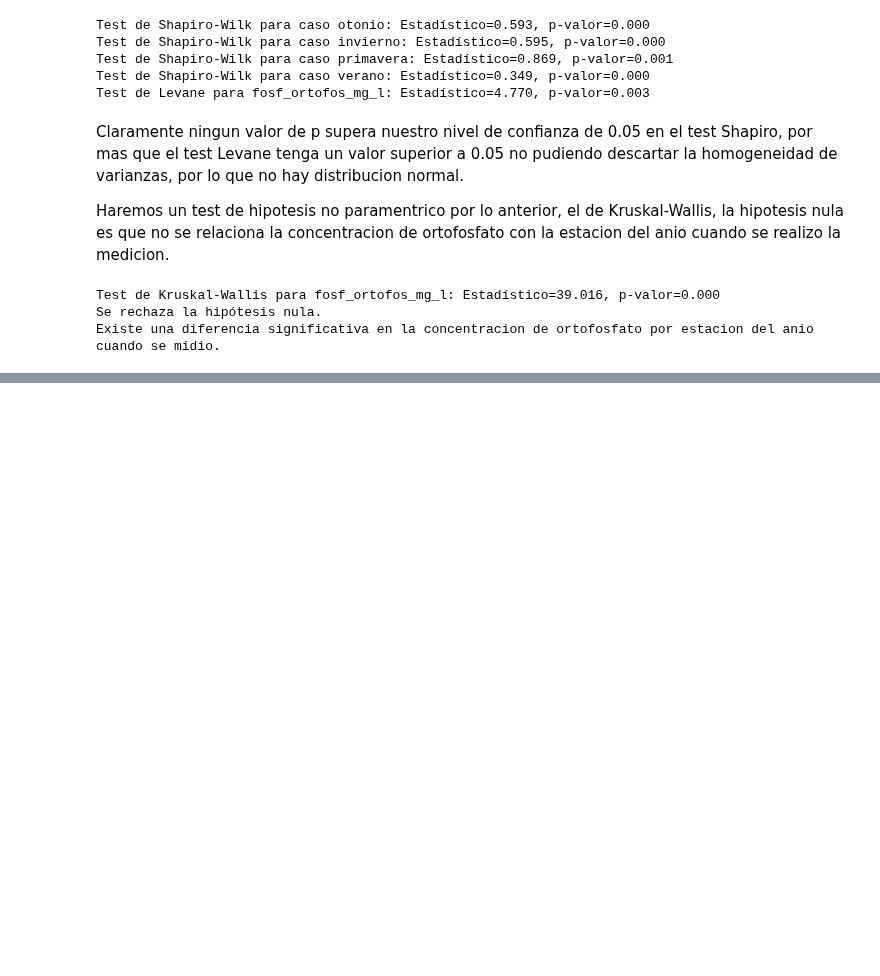
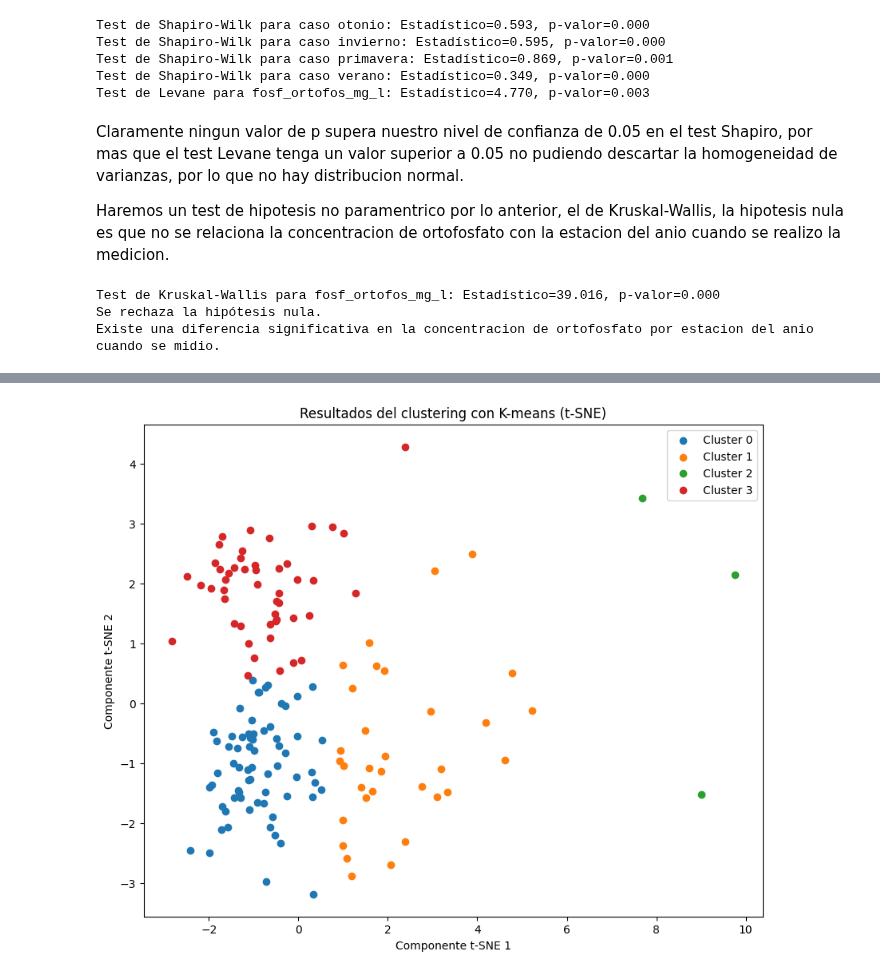
Before and after one commit to MaximoReynoso/TrabajoEspecial, a Jupyter notebook: TrabajoEspecial.ipynb, the cells around one changed output, grey strips where cells are left out. Drawn from its saved outputs; the diff is of its cells as text; code cells hidden in the pictures; blank space fills up the shorter version.

```diff
--- a/TrabajoEspecial.ipynb
+++ b/TrabajoEspecial.ipynb
@@ -460,0 +499,24 @@ Existe una diferencia significativa en la concentracion de ortofosfato por estac
+# %%
+import pandas as pd
+from sklearn.cluster import KMeans
+
+# Suponemos que 'preprocessed_dataset' ya está cargado y contiene la columna 'ica'
+
+ica = preprocessed_dataset['ica']
+
+# Inicializamos el modelo KMeans con 3 clusters
+kmeans = KMeans(n_clusters=4, verbose=0, random_state=10)
+
+# Aplicamos KMeans sobre los datos transformados con PCA
+kmeans.fit(principalComponents)
+
+# Obtenemos los clusters a los que fueron asignadas las muestras
+clusters_kmeans = kmeans.predict(principalComponents)
+
+# Creamos un DataFrame que contenga la columna 'ica' y los clusters asignados
+cluster_df = pd.DataFrame({'x':principalComponents[:, 0], 'y':principalComponents[:, 1], 'Cluster': clusters_kmeans, 'ica': ica})
+
+# Imprimimos los valores de 'ica' para cada uno de los clusters
+for cluster_num in range(4):  # El número de clusters es 3, no 4
+    print(f"\nCluster {cluster_num}:")
+    print(cluster_df[cluster_df['Cluster'] == cluster_num]['ica'].tolist())
@@ -460,0 +535,11 @@ Existe una diferencia significativa en la concentracion de ortofosfato por estac
+# %%
+plt.figure(figsize=(10, 8))
+for cluster_num in range(4):
+  plt.scatter(cluster_df[cluster_df['Cluster'] == cluster_num]['x'], cluster_df[cluster_df['Cluster'] == cluster_num]['y'], label=f'Cluster {cluster_num}')
+plt.xlabel('Componente t-SNE 1')
+plt.ylabel('Componente t-SNE 2')
+plt.title('Resultados del clustering con K-means (t-SNE)')
+plt.legend()
+plt.show()
+# %% [output]
+[figure, added]
```
Also changed, not shown: parts of 19 cells of this notebook.
